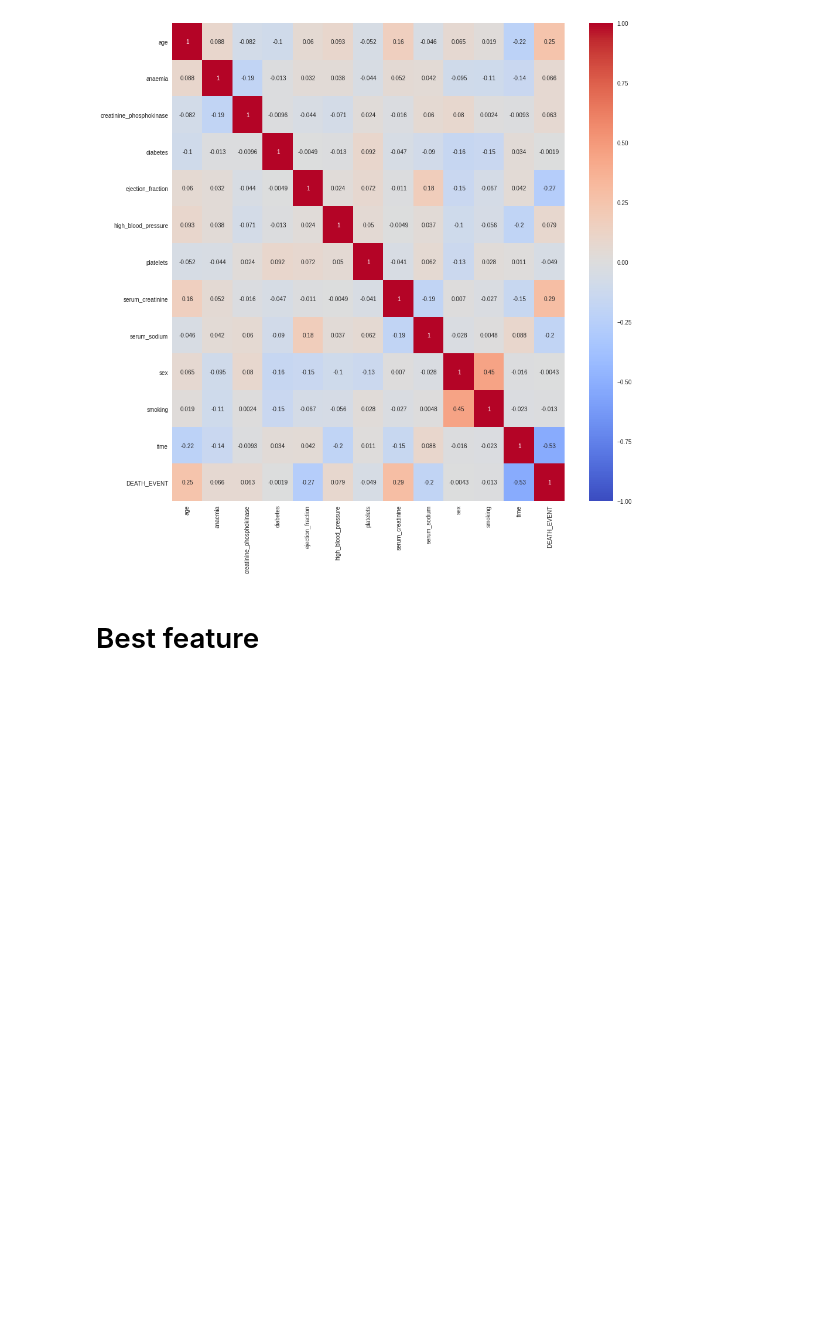
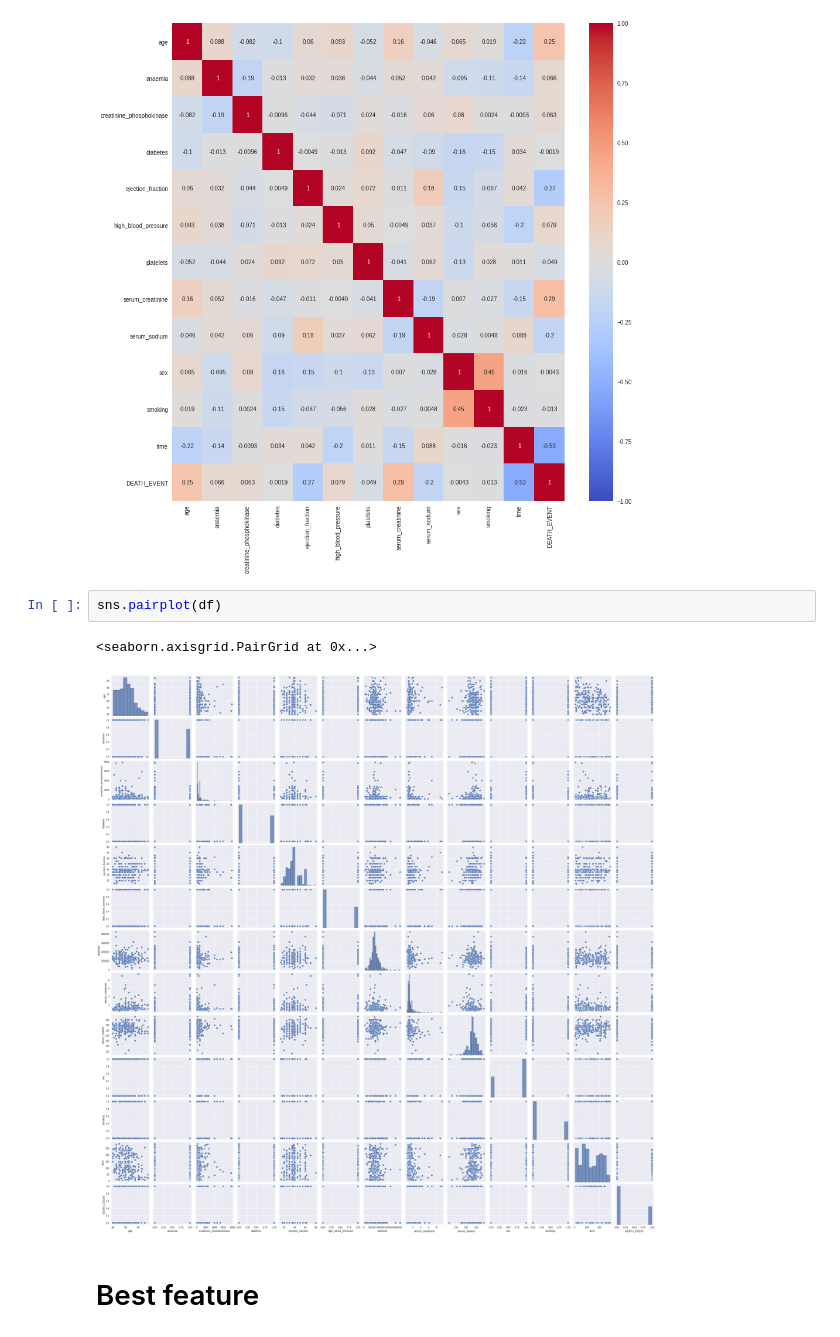
Before and after one commit to ds-dti/DS02_02_Heart-Failure-Prediction, a Jupyter notebook: Heart_Failure_Prediction.ipynb, the cells around one changed output. Drawn from its saved outputs; the diff is of its cells as text; blank space fills up the shorter version.

```diff
--- a/Heart_Failure_Prediction.ipynb
+++ b/Heart_Failure_Prediction.ipynb
@@ -59,5 +59,10 @@ sns.heatmap(corr, vmin=-1, cmap='coolwarm', annot=True)
 plt.show()
 # %% [output]
 [figure]
+# %%
+sns.pairplot(df)
+# %% [output]
+<seaborn.axisgrid.PairGrid at 0x...>
+[figure, added]
 # %% [markdown]
 # Best feature
```
Also changed, not shown: parts of 15 cells of this notebook.
